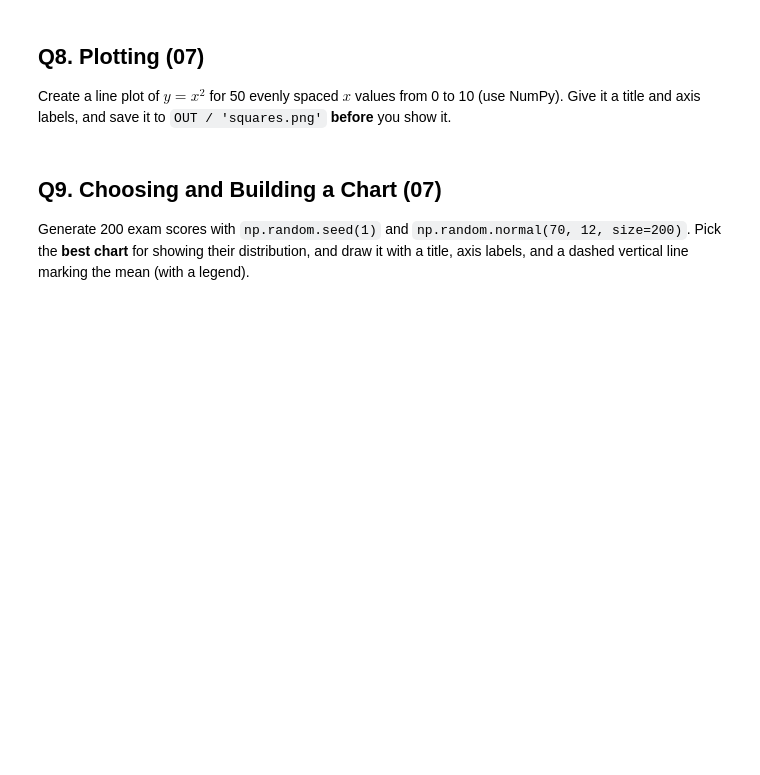
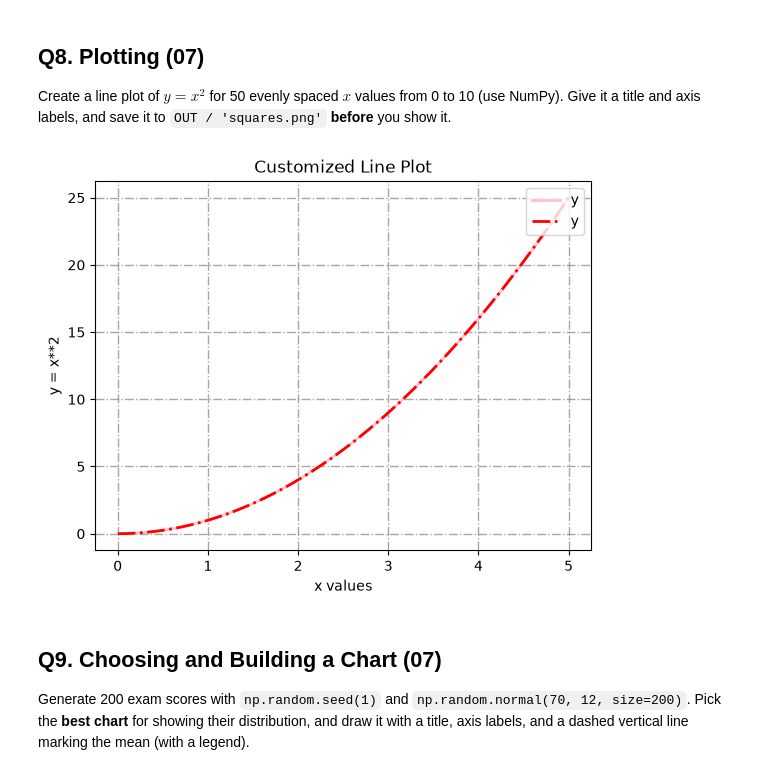
Before and after one commit to nazmunmansur/3603-data-science-mansur, a Jupyter notebook: Work/02-Assignments/05-Foundations/Foundations_Quiz.ipynb, the cells around one changed output. Cells and saved outputs as stored; diff of their text form; code cells hidden in the pictures; blank space fills up the shorter version.

```diff
--- a/Work/02-Assignments/05-Foundations/Foundations_Quiz.ipynb
+++ b/Work/02-Assignments/05-Foundations/Foundations_Quiz.ipynb
@@ -101,6 +249,39 @@ Create a dictionary describing a course (name, number of credits, and a **list**
 Create a line plot of $y = x^2$ for 50 evenly spaced $x$ values from 0 to 10 (use NumPy). Give it a title and axis labels, and save it to `OUT / 'squares.png'` **before** you show it.
 # %%
 # Your code here
+x = np.linspace(0, 5, 50)
+y = x**2
+
+plt.plot(x, y,
+         label='y',
+         linestyle='-',
+         color='pink',
+         linewidth=2)
+
+plt.plot(x, y,
+         label='y',
+         linestyle='-.',
+         color='red',
+         linewidth=2)
+
+plt.title('Customized Line Plot')
+plt.xlabel('x values')
+plt.ylabel('y = x**2')
+
+plt.legend(loc='upper right')
+
+# Customize grid
+plt.grid(
+    True,
+    linestyle='-.',
+    linewidth=1,
+    color='gray',
+    alpha=0.7
+)
+plt.savefig(OUT / 'squares.png')
+plt.show()
+# %% [output]
+[figure, added]
 # %% [markdown]
 ## Q9. Choosing and Building a Chart (07)
 Generate 200 exam scores with `np.random.seed(1)` and `np.random.normal(70, 12, size=200)`. Pick the **best chart** for showing their distribution, and draw it with a title, axis labels, and a dashed vertical line marking the mean (with a legend).
```
Also changed, not shown: parts of 24 cells of this notebook, 34 other files.
